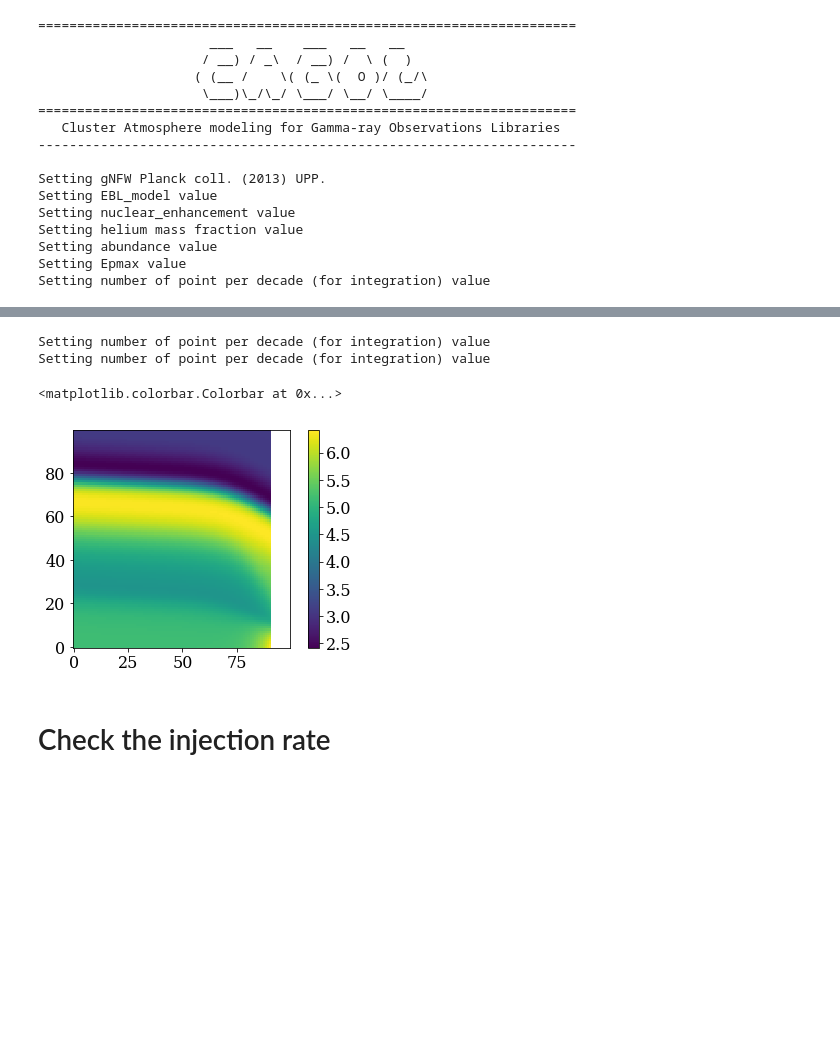
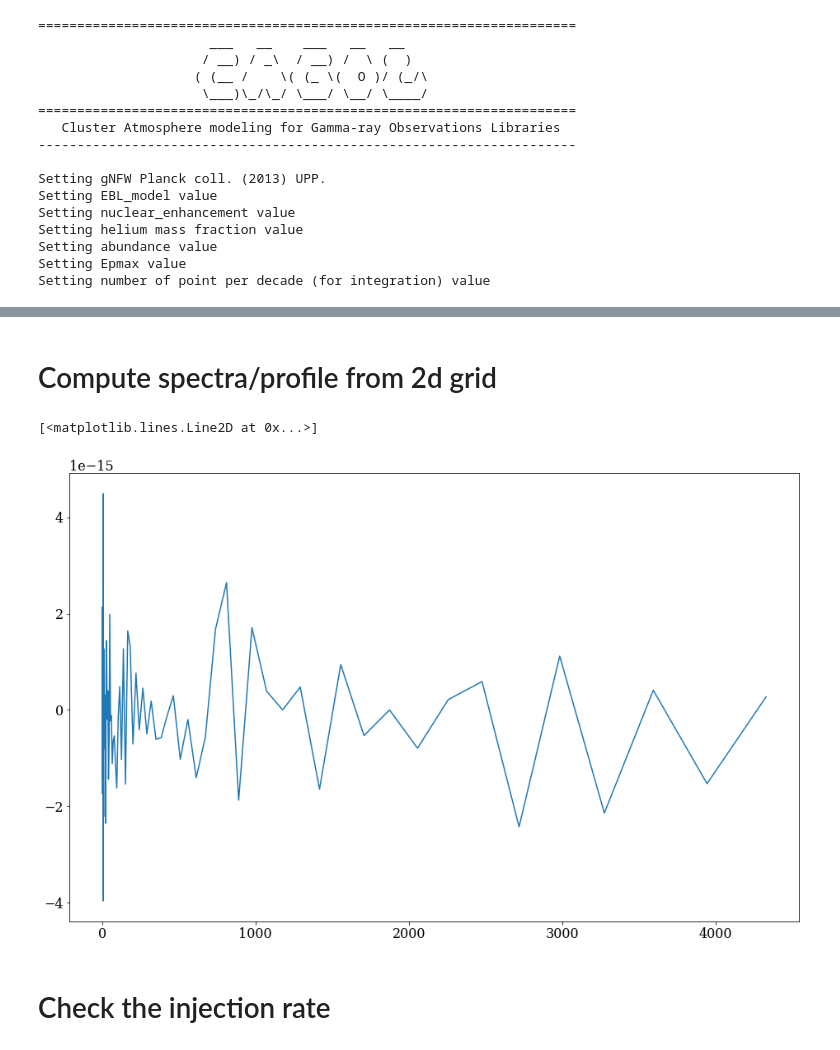
Before and after one commit to renlliang3/ClusterModel, a Jupyter notebook: notebook/model_dev_parameters.ipynb, the cells around one changed output, grey strips where cells are left out. Drawn from its saved outputs; the diff is of its cells as text; code cells hidden in the pictures; blank space fills up the shorter version.

Commit message:
change the way CRp profile and spectrum is computed

```diff
--- a/notebook/model_dev_parameters.ipynb
+++ b/notebook/model_dev_parameters.ipynb
@@ -52,8 +52,3 @@ Setting helium mass fraction value
 Setting abundance value
 Setting Epmax value
 Setting number of point per decade (for integration) value
-# %%
-clust.Npt_per_decade_integ = 10
-E = np.logspace(-20,10,100)*u.GeV
-ic = clust.get_ic_rate(E, np.logspace(0,4,100)*u.kpc)
-syn = clust.get_synchrotron_rate(E/const.h, radius=np.logspace(0,4,100)*u.kpc)
@@ -69,17 +55,17 @@ plt.ylim(1e-40, 1e-25)
-# %%
-clust.Npt_per_decade_integ = 100
-sr1 = clust.get_synchrotron_rate(frequency=np.logspace(-10,3,100)*u.GHz, radius=np.logspace(0,4,100)*u.kpc)
-clust.Npt_per_decade_integ = 10
-sr2 = clust.get_synchrotron_rate(frequency=np.logspace(-10,3,100)*u.GHz, radius=np.logspace(0,4,100)*u.kpc)
-# %% [output]
-Setting number of point per decade (for integration) value
-Setting number of point per decade (for integration) value
-# %%
-plt.imshow((sr1.value-sr2.value)/sr1.value*100, origin='lower')
-plt.colorbar()
-# %% [output]
-<matplotlib.colorbar.Colorbar at 0x...>
-[figure, removed]
+# %% [markdown]
+# Compute spectra/profile from 2d grid
+# %%
+e1, s1 = clust.get_density_crp_profile()
+# %%
+e2, s2 = clust.get_density_crp_profile2()
+# %%
+plt.figure(2, figsize=(15,10))
+#plt.loglog(e1,s1, linewidth=5)
+#plt.loglog(e2,s2)
+plt.plot(e1, (s1-s2)/s1)
+# %% [output]
+[<matplotlib.lines.Line2D at 0x...>]
+[figure, added]
 # %% [markdown]
 # Check the injection rate
 # %%
```
Also changed, not shown: parts of 3 cells of this notebook, 3 other files.
